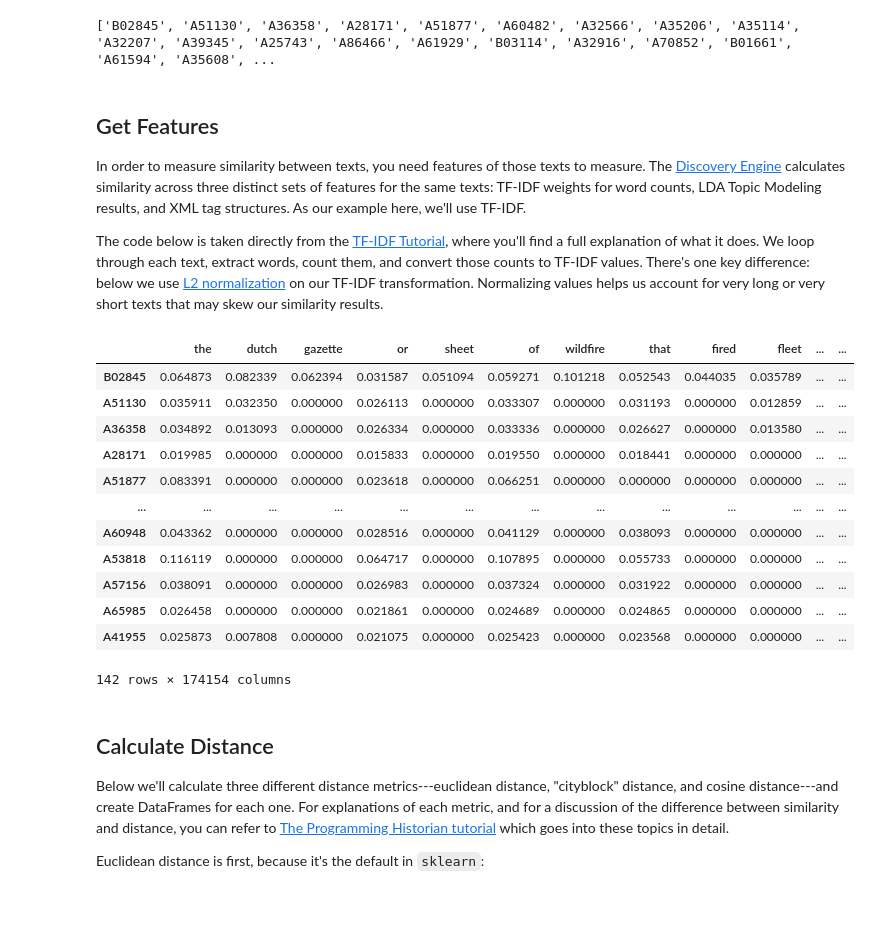
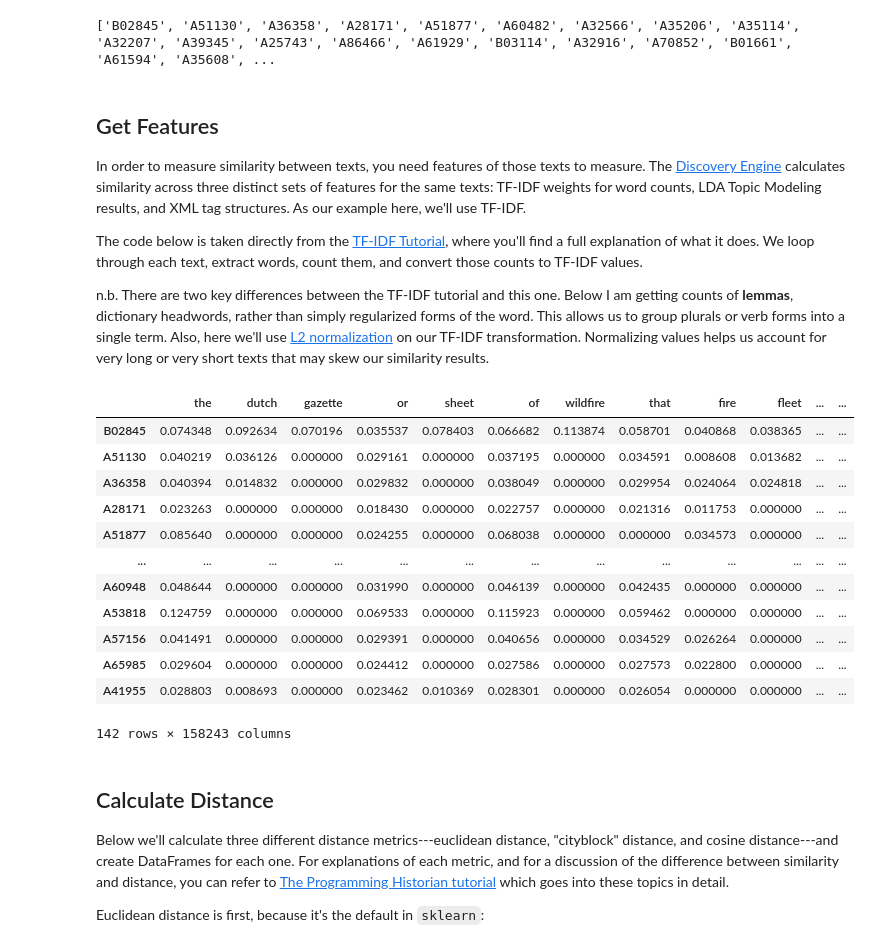
Before and after one commit to earlyprint/jupyterbook, a Jupyter notebook: _sources/similarity.ipynb, the cells around one changed output. Drawn from its saved outputs; the diff is of its cells as text; code cells hidden in the pictures; blank space fills up the shorter version.

```diff
--- a/_sources/similarity.ipynb
+++ b/_sources/similarity.ipynb
@@ -35,7 +35,9 @@ print(filekeys)
 
 In order to measure similarity between texts, you need features of those texts to measure. The [Discovery Engine](https://earlyprint.org/lab/tool_discovery_engine.html?which_to_do=find_texts&eebo_tcp_id=A43441&n_results=35&tfidf_weight=6&mallet_weight=6&tag_weight=6) calculates similarity across three distinct sets of features for the same texts: TF-IDF weights for word counts, LDA Topic Modeling results, and XML tag structures. As our example here, we'll use TF-IDF.
 
-The code below is taken directly from the [TF-IDF Tutorial](https://earlyprint.org/jupyterbook/tf_idf.html), where you'll find a full explanation of what it does. We loop through each text, extract words, count them, and convert those counts to TF-IDF values. There's one key difference: below we use [L2 normalization](https://en.wikipedia.org/wiki/Norm_(mathematics)#Euclidean_norm) on our TF-IDF transformation. Normalizing values helps us account for very long or very short texts that may skew our similarity results.
+The code below is taken directly from the [TF-IDF Tutorial](https://earlyprint.org/jupyterbook/tf_idf.html), where you'll find a full explanation of what it does. We loop through each text, extract words, count them, and convert those counts to TF-IDF values.
+
+n.b. There are two key differences between the TF-IDF tutorial and this one. Below I am getting counts of **lemmas**, dictionary headwords, rather than simply regularized forms of the word. This allows us to group plurals or verb forms into a single term. Also, here we'll use [L2 normalization](https://en.wikipedia.org/wiki/Norm_(mathematics)#Euclidean_norm) on our TF-IDF transformation. Normalizing values helps us account for very long or very short texts that may skew our similarity results.
 # %%
 # Create an empty lists to put all our texts into
 all_tokenized = []
@@ -48,48 +50,48 @@ for f in filenames:
 
     # Now we can use lxml to find all the w tags
     word_tags = xml.findall(".//{*}w")
     # In this next line you'll do several things at once to create a list of words for each text
     # 1. Loop through each word: for word in word_tags
     # 2. Make sure the tag has a word at all: if word.text != None
-    # 3. Get the regularized form of the word: word.get('reg', word.text)
+    # 3. Get the lemmatized form of the word: word.get('reg', word.text)
     # 4. Make sure all the words are in lowercase: .lower()
-    words = [word.get('reg', word.text).lower() for word in word_tags if word.text != None]
+    words = [word.get('lemma', word.text).lower() for word in word_tags if word.text != None]
     # Then we add these results to a master list
     all_tokenized.append(words)
 
 # We can count all the words in each text in one line of code
 all_counted = [Counter(a) for a in all_tokenized]
 
 # To prepare this data for Tf-Idf Transformation, we need to put into a different form, a DataFrame, using pandas.
 df = pd.DataFrame(all_counted, index=filekeys).fillna(0)
 
 # First we need to create an "instance" of the transformer, with the proper settings.
 # Normalization is set to 'l2'
 tfidf = TfidfTransformer(norm='l2', sublinear_tf=True)
 # I am choosing to turn on sublinear term frequency scaling, which takes the log of
 # term frequencies and can help to de-emphasize function words like pronouns and articles.
 # You might make a different choice depending on your corpus.
 
 # Once we've created the instance, we can "transform" our counts
 results = tfidf.fit_transform(df)
 
 # Make results readable using Pandas
 readable_results = pd.DataFrame(results.toarray(), index=df.index, columns=df.columns) # Convert information back to a DataFrame
 readable_results
 # %% [output]
-|  | the | dutch | gazette | or | sheet | of | wildfire | that | fired | fleet | ... | ... |
-| B02845 | 0.064873 | 0.082339 | 0.062394 | 0.031587 | 0.051094 | 0.059271 | 0.101218 | 0.052543 | 0.044035 | 0.035789 | ... | ... |
-| A51130 | 0.035911 | 0.032350 | 0.000000 | 0.026113 | 0.000000 | 0.033307 | 0.000000 | 0.031193 | 0.000000 | 0.012859 | ... | ... |
-| A36358 | 0.034892 | 0.013093 | 0.000000 | 0.026334 | 0.000000 | 0.033336 | 0.000000 | 0.026627 | 0.000000 | 0.013580 | ... | ... |
-| A28171 | 0.019985 | 0.000000 | 0.000000 | 0.015833 | 0.000000 | 0.019550 | 0.000000 | 0.018441 | 0.000000 | 0.000000 | ... | ... |
-| A51877 | 0.083391 | 0.000000 | 0.000000 | 0.023618 | 0.000000 | 0.066251 | 0.000000 | 0.000000 | 0.000000 | 0.000000 | ... | ... |
+|  | the | dutch | gazette | or | sheet | of | wildfire | that | fire | fleet | ... | ... |
+| B02845 | 0.074348 | 0.092634 | 0.070196 | 0.035537 | 0.078403 | 0.066682 | 0.113874 | 0.058701 | 0.040868 | 0.038365 | ... | ... |
+| A51130 | 0.040219 | 0.036126 | 0.000000 | 0.029161 | 0.000000 | 0.037195 | 0.000000 | 0.034591 | 0.008608 | 0.013682 | ... | ... |
+| A36358 | 0.040394 | 0.014832 | 0.000000 | 0.029832 | 0.000000 | 0.038049 | 0.000000 | 0.029954 | 0.024064 | 0.024818 | ... | ... |
+| A28171 | 0.023263 | 0.000000 | 0.000000 | 0.018430 | 0.000000 | 0.022757 | 0.000000 | 0.021316 | 0.011753 | 0.000000 | ... | ... |
+| A51877 | 0.085640 | 0.000000 | 0.000000 | 0.024255 | 0.000000 | 0.068038 | 0.000000 | 0.000000 | 0.034573 | 0.000000 | ... | ... |
 | ... | ... | ... | ... | ... | ... | ... | ... | ... | ... | ... | ... | ... |
-| A60948 | 0.043362 | 0.000000 | 0.000000 | 0.028516 | 0.000000 | 0.041129 | 0.000000 | 0.038093 | 0.000000 | 0.000000 | ... | ... |
-| A53818 | 0.116119 | 0.000000 | 0.000000 | 0.064717 | 0.000000 | 0.107895 | 0.000000 | 0.055733 | 0.000000 | 0.000000 | ... | ... |
-| A57156 | 0.038091 | 0.000000 | 0.000000 | 0.026983 | 0.000000 | 0.037324 | 0.000000 | 0.031922 | 0.000000 | 0.000000 | ... | ... |
-| A65985 | 0.026458 | 0.000000 | 0.000000 | 0.021861 | 0.000000 | 0.024689 | 0.000000 | 0.024865 | 0.000000 | 0.000000 | ... | ... |
-| A41955 | 0.025873 | 0.007808 | 0.000000 | 0.021075 | 0.000000 | 0.025423 | 0.000000 | 0.023568 | 0.000000 | 0.000000 | ... | ... |
+| A60948 | 0.048644 | 0.000000 | 0.000000 | 0.031990 | 0.000000 | 0.046139 | 0.000000 | 0.042435 | 0.000000 | 0.000000 | ... | ... |
+| A53818 | 0.124759 | 0.000000 | 0.000000 | 0.069533 | 0.000000 | 0.115923 | 0.000000 | 0.059462 | 0.000000 | 0.000000 | ... | ... |
+| A57156 | 0.041491 | 0.000000 | 0.000000 | 0.029391 | 0.000000 | 0.040656 | 0.000000 | 0.034529 | 0.026264 | 0.000000 | ... | ... |
+| A65985 | 0.029604 | 0.000000 | 0.000000 | 0.024412 | 0.000000 | 0.027586 | 0.000000 | 0.027573 | 0.022800 | 0.000000 | ... | ... |
+| A41955 | 0.028803 | 0.008693 | 0.000000 | 0.023462 | 0.010369 | 0.028301 | 0.000000 | 0.026054 | 0.000000 | 0.000000 | ... | ... |
-142 rows × 174154 columns
+142 rows × 158243 columns
 # %% [markdown]
 ## Calculate Distance
 
```
Also changed, not shown: parts of 16 cells of this notebook, 5 other files.
